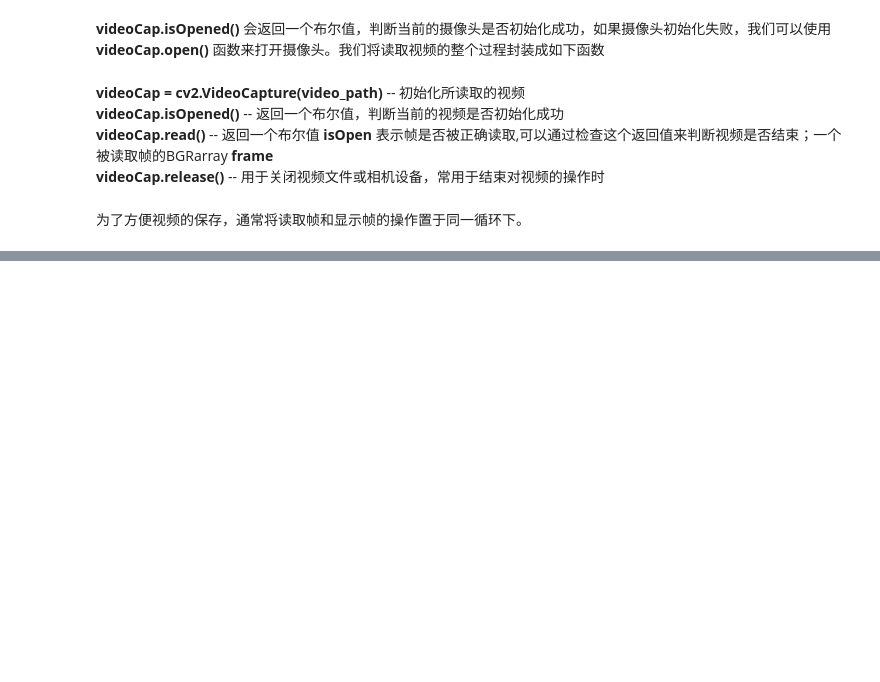
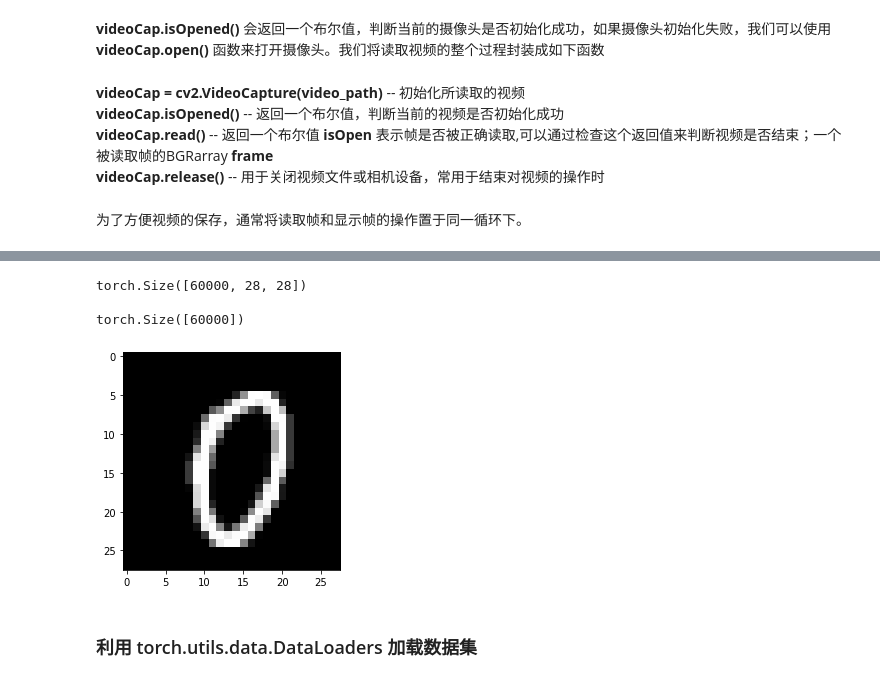
Before and after one commit to abaaba337/CMIT, a Jupyter notebook: Notes/CMIT Lecture Notes.ipynb, the cells around one changed output, grey strips where cells are left out. Drawn from its saved outputs; the diff is of its cells as text; code cells hidden in the pictures; blank space fills up the shorter version.

```diff
--- a/Notes/CMIT Lecture Notes.ipynb
+++ b/Notes/CMIT Lecture Notes.ipynb
@@ -136,0 +252,13 @@ frames_show('Ocean_Gray_wait_time_50', Grayframes, wait_time=50)
+# %%
+# 创建一个MNIST数据集的实例，它将作为训练数据。
+train_data = datasets.MNIST(
+    root = 'data', # 指定数据集的根目录。这意味着数据集将会被下载到这个目录中，或者如果数据集已经存在，它将在这个目录中被找到。
+    train = True,  # 指定我们需要训练集。MNIST数据集包含训练集和测试集，通过设置这个参数为True，我们表明我们需要训练集。
+    transform = ToTensor(), # 指定了一个转换，将图像转换为张量。这是一个常见的转换，因为神经网络通常使用tensor作为输入。
+    download = True)        # 如果数据集不在root指定的目录中，通过设置这个参数为True，代码会自动下载数据集。
+
+# 与上面类似，但这里创建了一个MNIST数据集的实例作为测试数据。
+test_data = datasets.MNIST(
+    root = 'data',
+    train = False,
+    transform = ToTensor() )
@@ -136,0 +287,13 @@ frames_show('Ocean_Gray_wait_time_50', Grayframes, wait_time=50)
+# %%
+print(train_data.data.size(), end='\n\n')    # train_data.data 是一个包含了所有样本特征的tensor，第一个axis表示数据下标
+print(train_data.targets.size(), end='\n\n') # train_data.targets 是一个包含了所有样本标签的tensor，第一个axis表示数据下标
+
+# Plot one train data
+plt.imshow(train_data.data[1000], cmap ='gray');
+# %% [output]
+torch.Size([60000, 28, 28])
+
+torch.Size([60000])
+[figure, added]
+# %% [markdown]
+### 利用 torch.utils.data.DataLoaders 加载数据集
```
Also changed, not shown: parts of 27 cells of this notebook.
